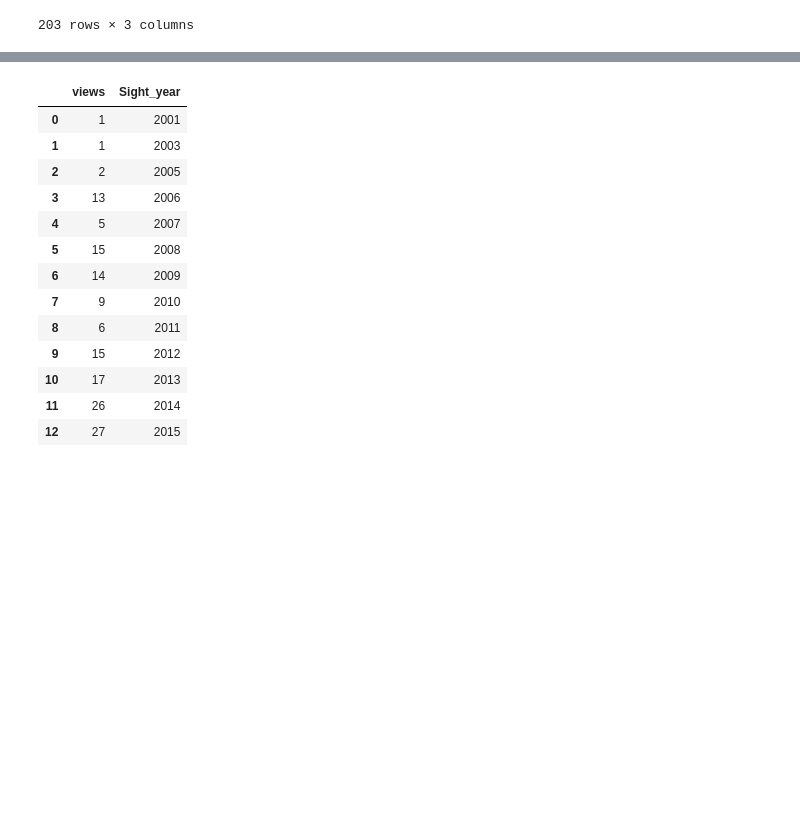
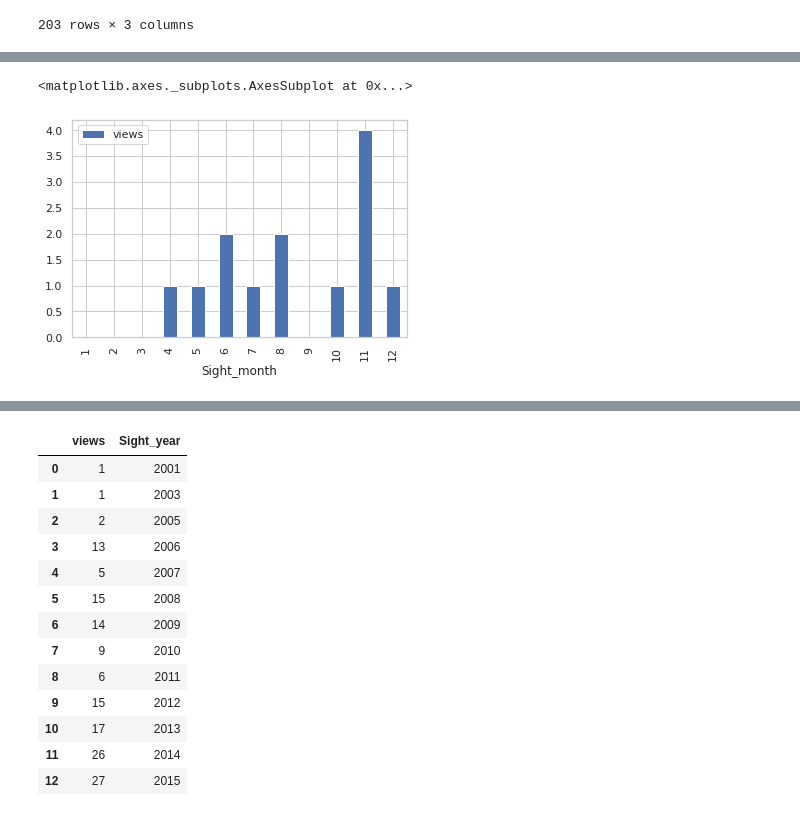
Before and after one commit to douglasshibata/DataSciencePandas, a Jupyter notebook: 5_12_Análise_temporal.ipynb, the cells around one changed output, grey strips where cells are left out. Cells and saved outputs as stored; diff of their text form; code cells hidden in the pictures; blank space fills up the shorter version.

```diff
--- a/5_12_Análise_temporal.ipynb
+++ b/5_12_Análise_temporal.ipynb
@@ -112,0 +204,9 @@ views_phoenix
+# %%
+# Executa o seu comando SQL e retorna um dataframe
+query = '''
+ SELECT Count(*) as views, Sight_year,Sight_month FROM views_phoenix where Sight_year = 2006 group by Sight_year,Sight_month
+'''
+year_2006= pandasql.sqldf(query.lower(), locals())
+dictionary  = {'views':[0,0,0,0],'Sight_year':[2006,2006,2006,2006],'Sight_month':[1,2,3,9]}
+views_phoenix_year_2006 =  pd.concat([year_2006,pd.DataFrame(dictionary)])
+views_phoenix_year_2006.sort_values(by='Sight_month')
@@ -112,0 +227,5 @@ views_phoenix
+# %%
+views_phoenix_year_2006.sort_values(by='Sight_month').plot.bar(x='Sight_month',y='views')
+# %% [output]
+<matplotlib.axes._subplots.AxesSubplot at 0x...>
+[figure, added]
```
Also changed, not shown: parts of 32 cells of this notebook.
